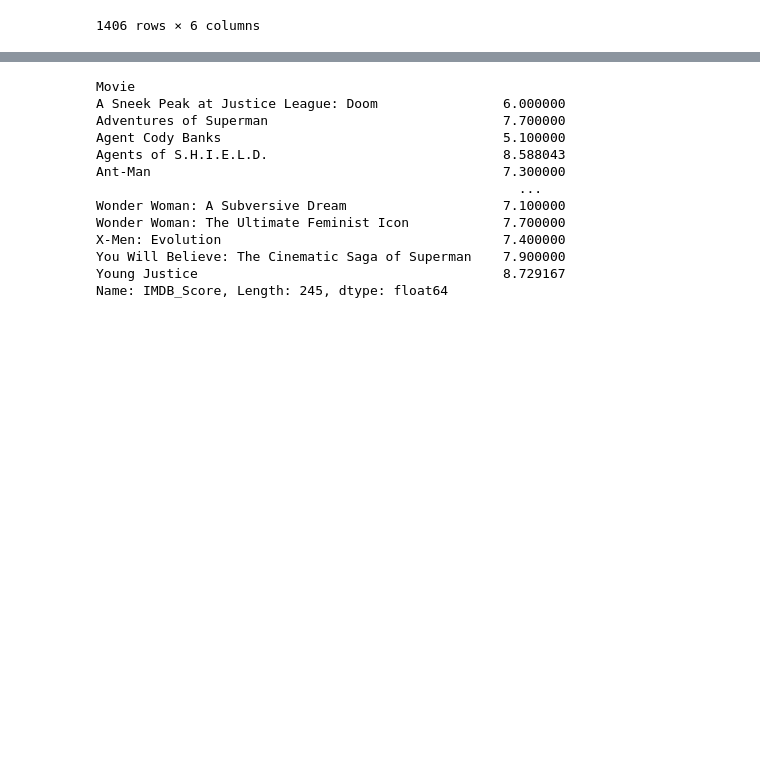
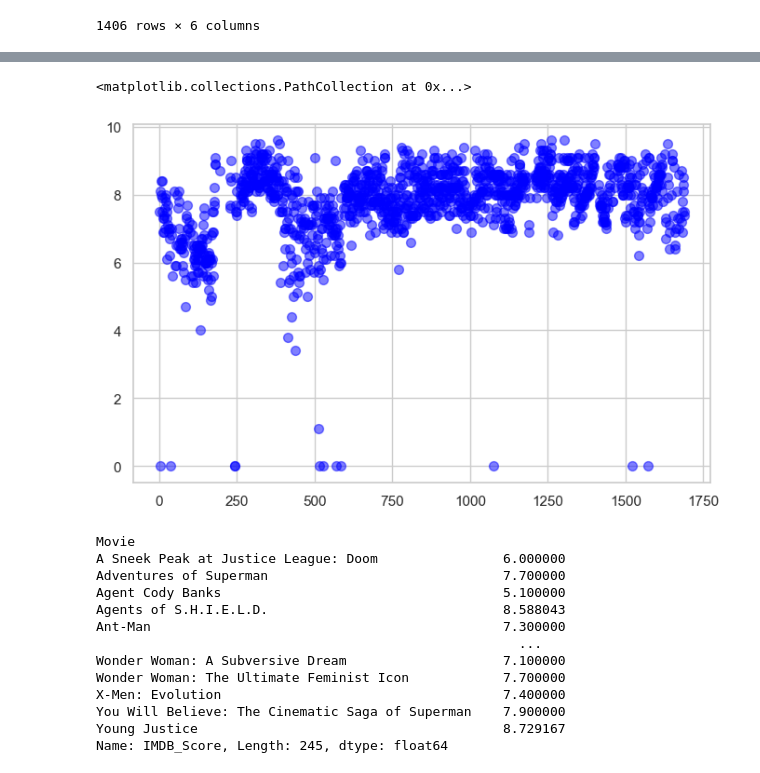
Before and after one commit to karl21-02/netflix_data_analysis, a Jupyter notebook: MarvelDc.ipynb, the cells around one changed output, grey strips where cells are left out. Drawn from its saved outputs; the diff is of its cells as text; code cells hidden in the pictures; blank space fills up the shorter version.

```diff
--- a/MarvelDc.ipynb
+++ b/MarvelDc.ipynb
@@ -105,0 +128,13 @@ df
+# %%
+# 영화 평점 매기기 전 데이터에서, 영화별 IMDB_Score 점수를 scatter로 표시(그룹화가 목적)
+plt.figure(figsize=(8, 5))
+plt.scatter(
+    df['ID'],
+    df['IMDB_Score'],
+    alpha=0.5,
+    color='blue',
+    s=50
+)
+# %% [output]
+<matplotlib.collections.PathCollection at 0x...>
+[figure, added]
```
Also changed, not shown: parts of 11 cells of this notebook.
